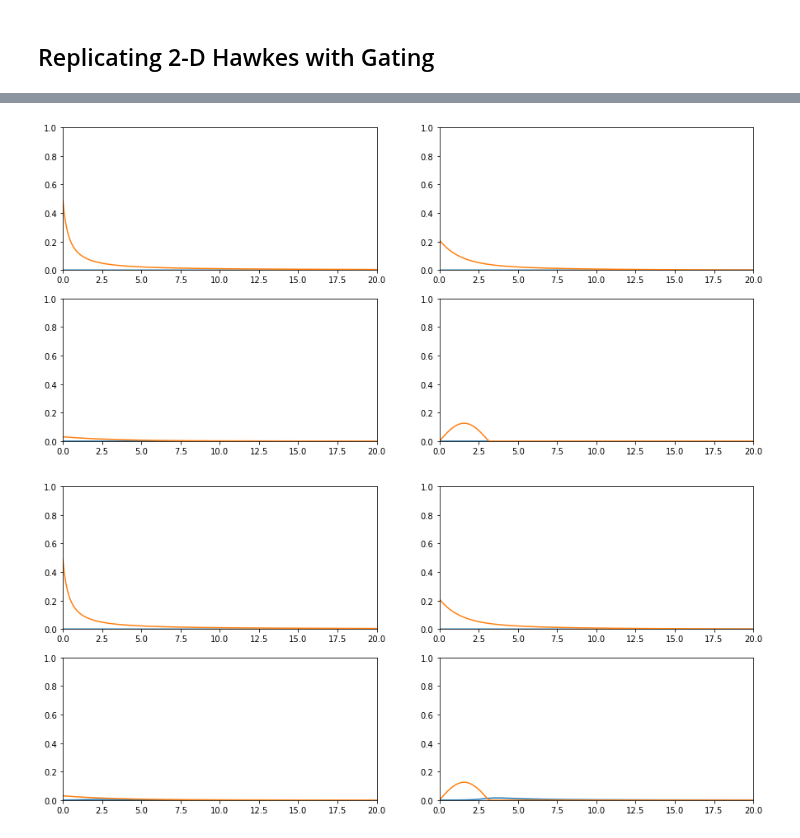
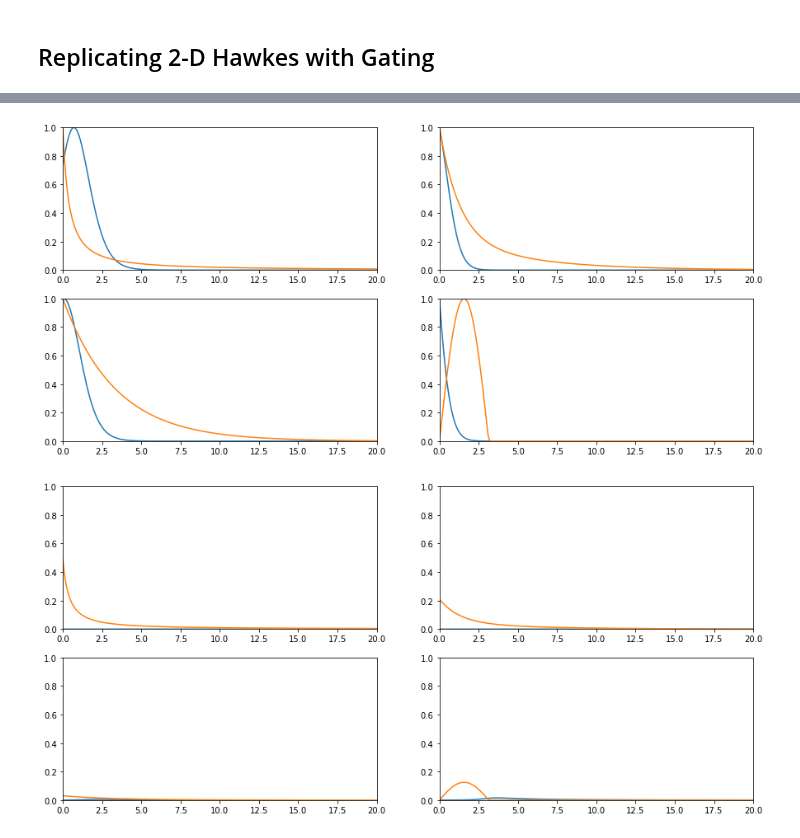
Before and after one commit to yamacisik/gated_kernel_tpp, a Jupyter notebook: kernel_fuctions_experiments.ipynb, the cells around one changed output, grey strips where cells are left out. Saved outputs shown, nothing was run; the diff lists cells and outputs as text; code cells hidden in the pictures.

```diff
--- a/kernel_fuctions_experiments.ipynb
+++ b/kernel_fuctions_experiments.ipynb
@@ -704,34 +704,34 @@ params.tail(6)
 # %%
 
 
-model_id  = '153b48db84'
+model_id  = '6e1382e5db'
 lengtscales = params.loc[params.Model_ID ==model_id].values[0][1:5]
 sigmas = params.loc[params.Model_ID ==model_id].values[0][5:9]
 alphas = params.loc[params.Model_ID ==model_id].values[0][9:13]
 # ss = params.loc[params.Model_ID ==model_id].values[0][13:17]
 
 t =torch.arange(0,200,0.1)+0.000001
 
 
 fig, axes = plt.subplots(2, 2,figsize=(15,7))
 axes = axes.flatten()
 for i in range(len(axes)):
 
     values = magic_kernel_1(t,sigma = sigmas[i], lengthscale = lengtscales[i], alpha = alphas[i])
-#     values = (values - values.min())/(values.max()-values.min())
+    values = (values - values.min())/(values.max()-values.min())
     real_values = triggering_kernel(t,i)
-#     real_values = (real_values - real_values.min())/(real_values.max()-real_values.min())
+    real_values = (real_values - real_values.min())/(real_values.max()-real_values.min())
 
     axes[i].plot(t,values)
     axes[i].plot(t,real_values)
     axes[i].set_xlim(0, 20)
     axes[i].set_ylim(0, 1)
 # axes[0].set_xlim(0, 10)
 # axes[1].set_ylim(0, 0.2)
 # axes[2].set_xlim(0, 10)
 # axes[3].set_ylim(0, 0.3)
 # %% [output]
-[figure, old version]
+[figure, new version]
 # %%
 
 
```
Also changed, not shown: parts of 1 cell of this notebook, 1 other file.
